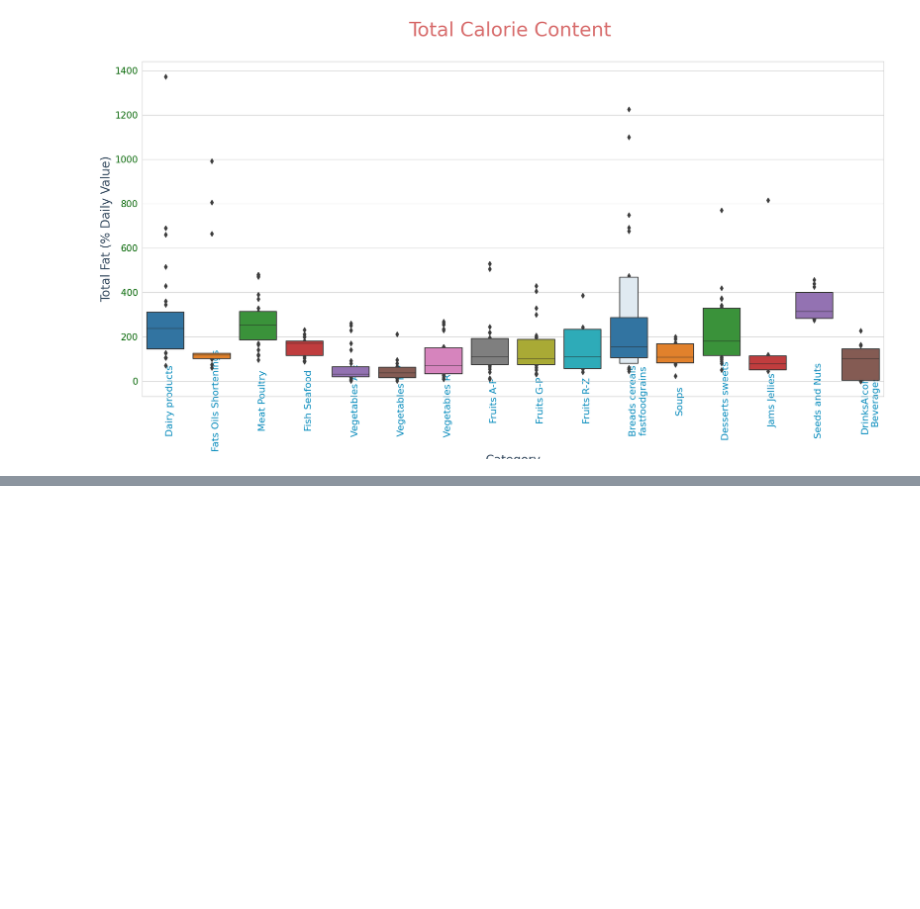
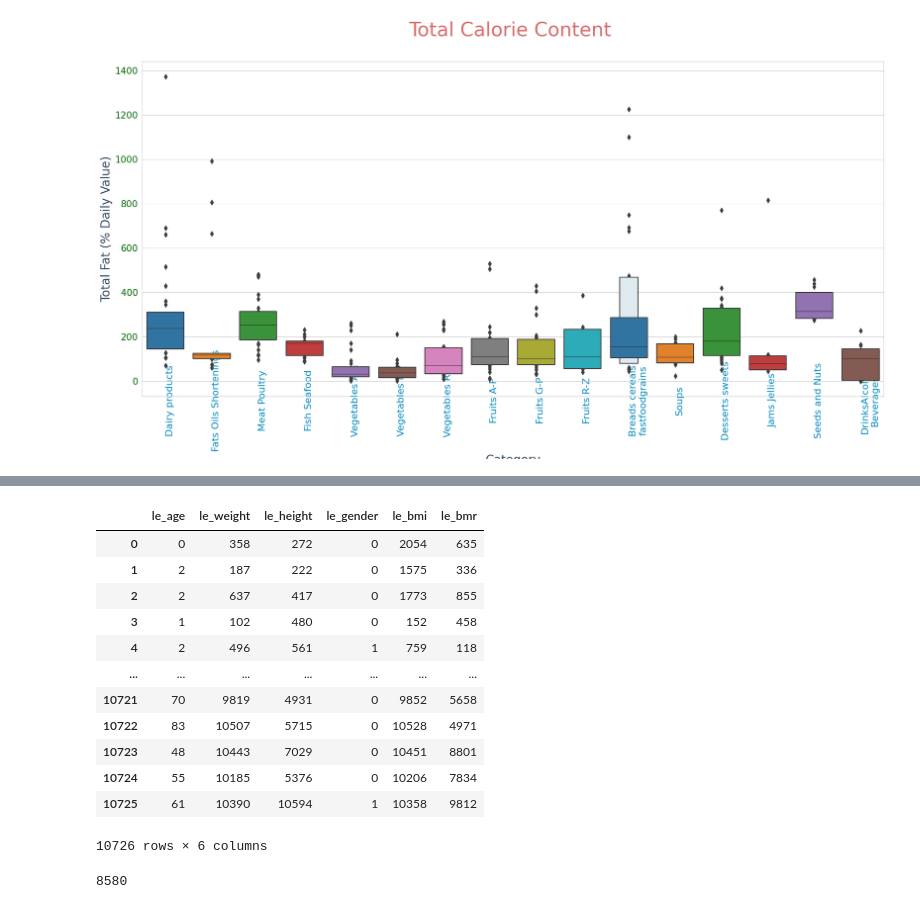
Before and after one commit to Praveer1201/food-nutrirtion-analysis, a Jupyter notebook: foodnurtiention.ipynb, the cells around one changed output, grey strips where cells are left out. Cells and saved outputs as stored; diff of their text form; code cells hidden in the pictures; blank space fills up the shorter version.

```diff
--- a/foodnurtiention.ipynb
+++ b/foodnurtiention.ipynb
@@ -377,0 +472,17 @@ plt.show()
+# %%
+df_new=df1.drop(new,axis=1)
+df_new
+# %% [output]
+|  | le_age | le_weight | le_height | le_gender | le_bmi | le_bmr |
+| 0 | 0 | 358 | 272 | 0 | 2054 | 635 |
+| 1 | 2 | 187 | 222 | 0 | 1575 | 336 |
+| 2 | 2 | 637 | 417 | 0 | 1773 | 855 |
+| 3 | 1 | 102 | 480 | 0 | 152 | 458 |
+| 4 | 2 | 496 | 561 | 1 | 759 | 118 |
+| ... | ... | ... | ... | ... | ... | ... |
+| 10721 | 70 | 9819 | 4931 | 0 | 9852 | 5658 |
+| 10722 | 83 | 10507 | 5715 | 0 | 10528 | 4971 |
+| 10723 | 48 | 10443 | 7029 | 0 | 10451 | 8801 |
+| 10724 | 55 | 10185 | 5376 | 0 | 10206 | 7834 |
+| 10725 | 61 | 10390 | 10594 | 1 | 10358 | 9812 |
+10726 rows × 6 columns
@@ -377,0 +492,5 @@ plt.show()
+# %%
+x_train,x_test,y_train,y_test=train_test_split(df_new,df["calories_to_maintain_weight"],test_size=0.2,random_state=42)
+len(x_train)
+# %% [output]
+8580
```
Also changed, not shown: parts of 26 cells of this notebook.
